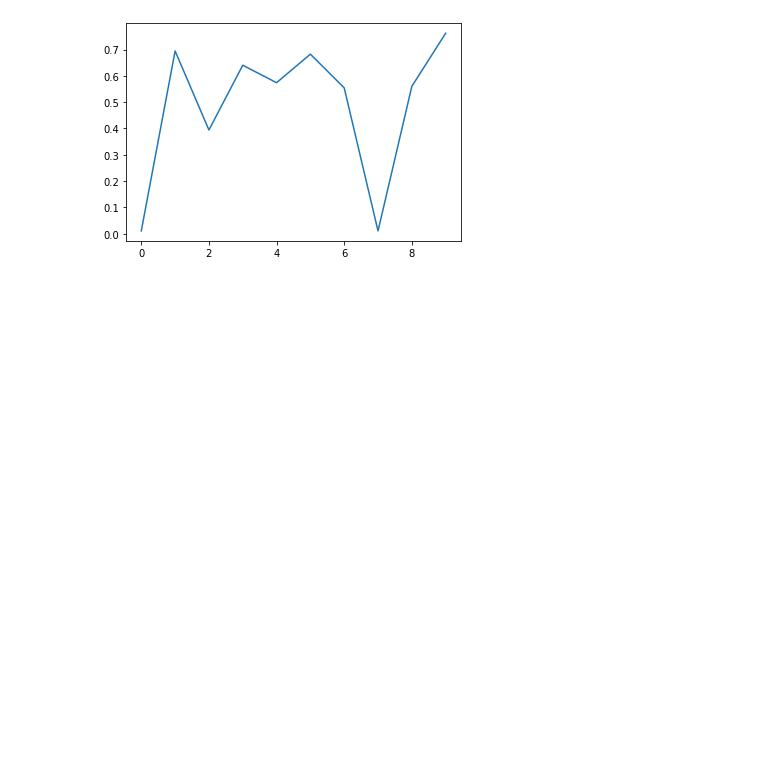
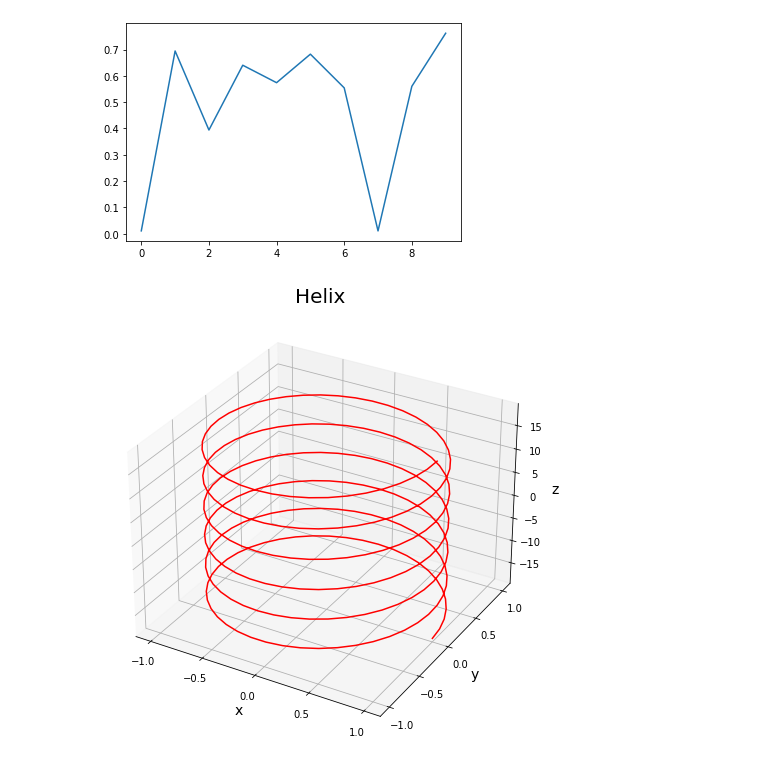
Before and after one commit to asano-lab/oasobi, a Jupyter notebook: test01.ipynb, the cells around one changed output. Drawn from its saved outputs; the diff is of its cells as text; code cells hidden in the pictures; blank space fills up the shorter version.

```diff
--- a/test01.ipynb
+++ b/test01.ipynb
@@ -10,3 +11,42 @@ plt.plot(x, y)
 # %% [output]
 [<matplotlib.lines.Line2D at 0x...>]
 [figure]
+# %%
+# Figureを追加
+fig = plt.figure(figsize = (8, 8))
+
+# 3DAxesを追加
+ax = fig.add_subplot(111, projection='3d')
+
+# Axesのタイトルを設定
+ax.set_title("Helix", size = 20)
+
+# 軸ラベルを設定
+ax.set_xlabel("x", size = 14)
+ax.set_ylabel("y", size = 14)
+ax.set_zlabel("z", size = 14)
+
+# 軸目盛を設定
+ax.set_xticks([-1.0, -0.5, 0.0, 0.5, 1.0])
+ax.set_yticks([-1.0, -0.5, 0.0, 0.5, 1.0])
+
+# 円周率の定義
+pi = np.pi
+
+# パラメータ分割数
+n = 256
+
+# パラメータtを作成
+t = np.linspace(-6*pi, 6*pi, n)
+
+# らせんの方程式
+x = np.cos(t)
+y = np.sin(t)
+z = t
+
+# 曲線を描画
+ax.plot(x, y, z, color = "red")
+
+plt.show()
+# %% [output]
+[figure, added]
```
Also changed, not shown: parts of 1 cell of this notebook.
